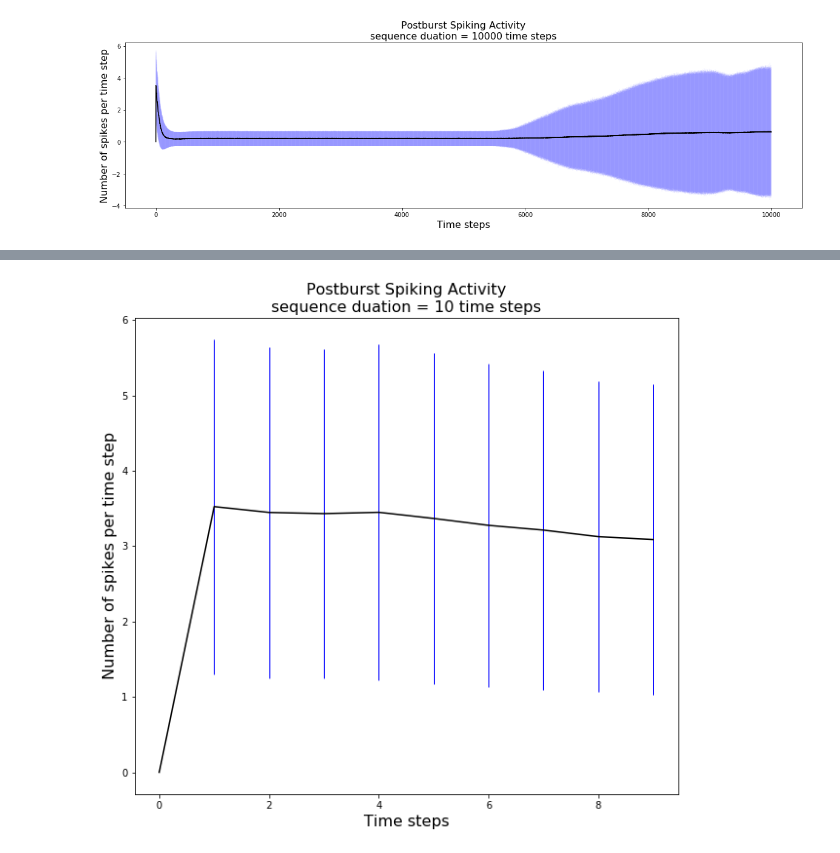
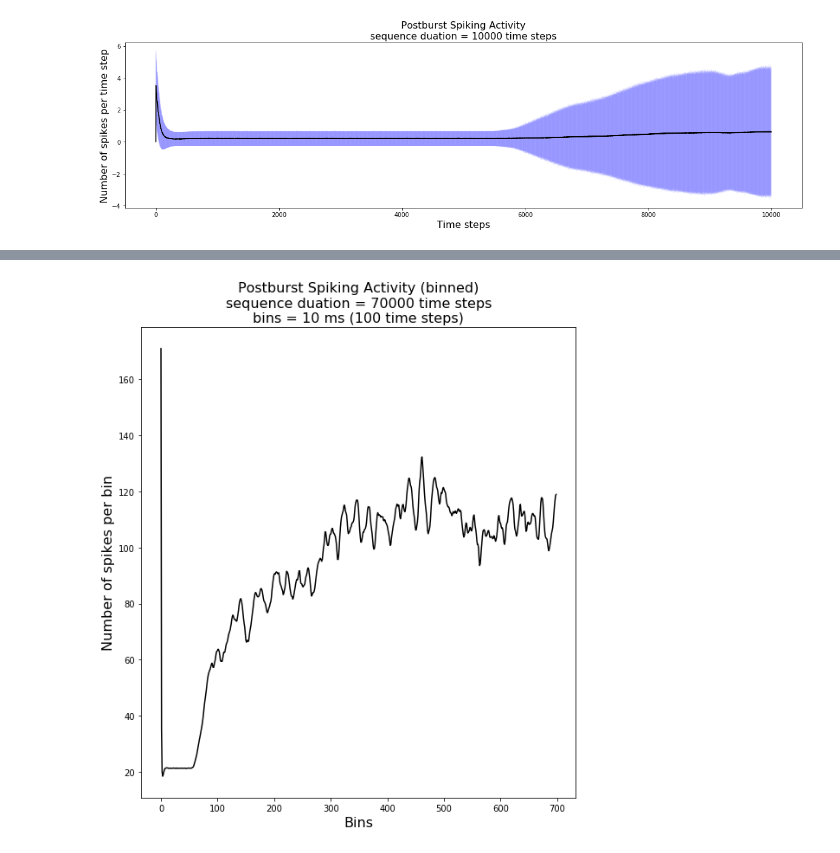
Before and after one commit to UWB-Biocomputing/GraphSystemsAnalysis, a Jupyter notebook: investigate_postburst_sequences.ipynb, the cells around one changed output, grey strips where cells are left out. Saved outputs shown, nothing was run; the diff lists cells and outputs as text; code cells hidden in the pictures.

```diff
--- a/investigate_postburst_sequences.ipynb
+++ b/investigate_postburst_sequences.ipynb
@@ -113,7 +113,7 @@ with warnings.catch_warnings():
     warnings.simplefilter(action='ignore', category=FutureWarning)
     spikes = pd.read_csv('/home/NETID/lundvm/data/spikes.csv', index_col=0)
 # load burst data
-bursts = pd.read_csv('/home/NETID/lundvm/data/allBurst.csv')
+bursts = pd.read_csv('/home/NETID/lundvm/data/allAvalBurst.csv')
 # %%
 # calculate ibi statistics
 min_ibi = min(bursts['IBI'].values[1:])
@@ -183,6 +183,6 @@ plot_post_burst(post_burst_10k, 10000, (20, 5), elw=0.05, with_std=True)
 # %% [output]
 [figure]
 # %%
-post_burst_10 = extract_post_burst(num_spikes, num_bursts, burst_end_mask, 10, spike_count)
+post_burst_70k = extract_post_burst(num_spikes, num_bursts, burst_end_mask, 70000, spike_count)
 # %% [output]
 [interactive output not drawn]
@@ -193,4 +189,4 @@ plot_post_burst(post_burst_10, 10, (20, 5))
-# %%
-plot_post_burst(post_burst_10, 10, (10, 9), elw=1, with_std=True)
-# %% [output]
-[figure, removed]
+# %%
+plot_post_burst(post_burst_70k, 70000, (9, 10), binned=True)
+# %% [output]
+[figure, added]
```
Also changed, not shown: parts of 3 cells of this notebook.
